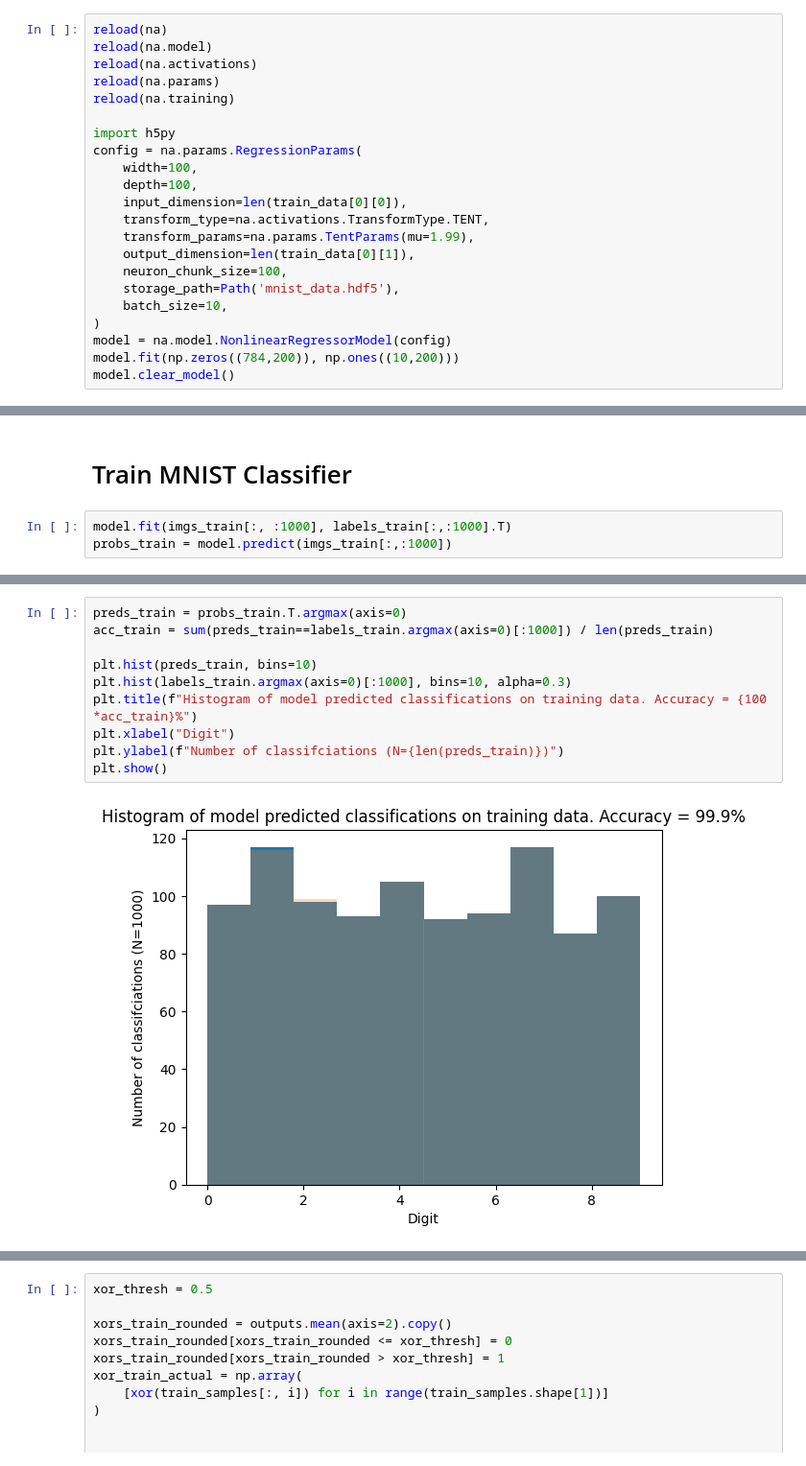
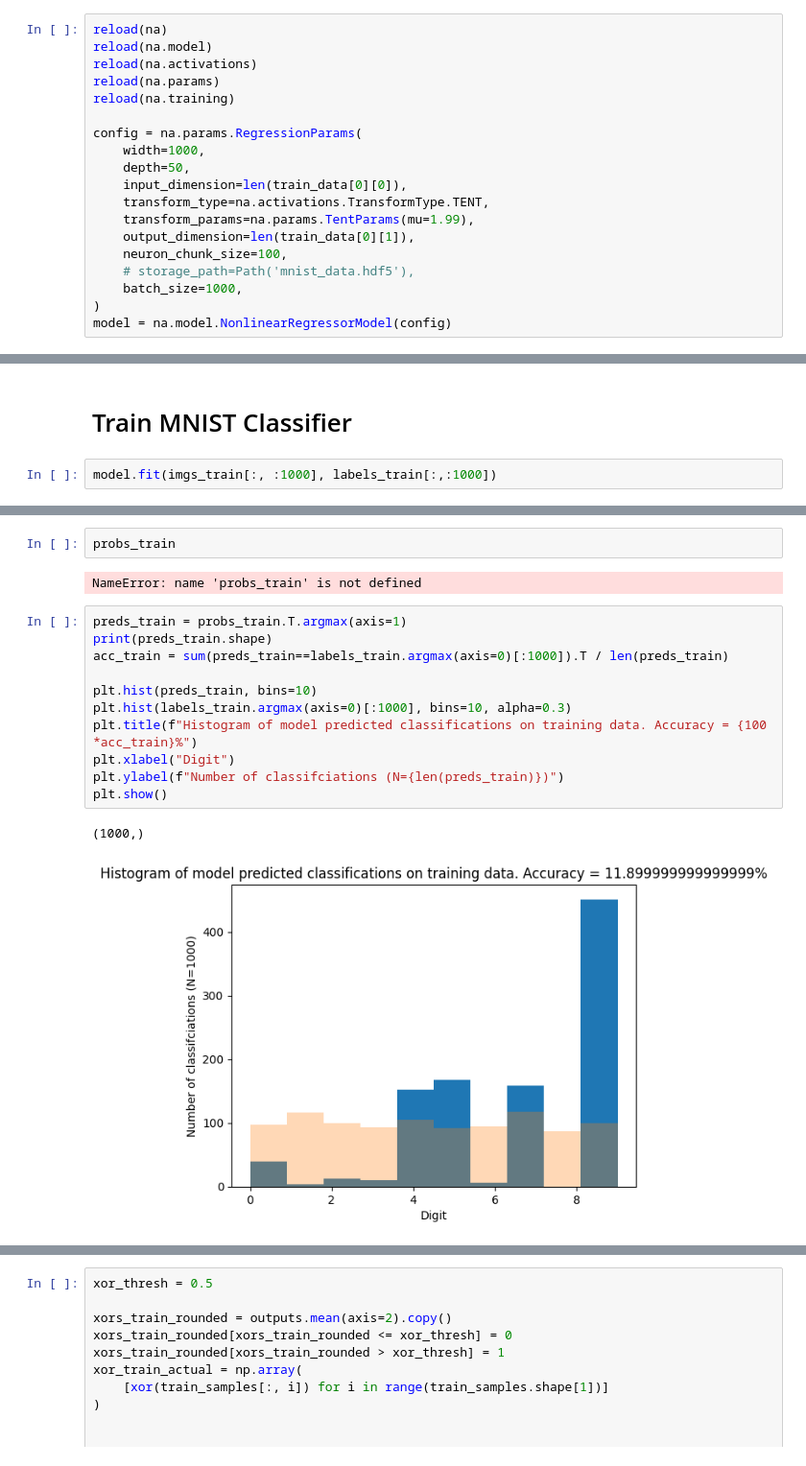
Before and after one commit to Fritz17236/untitled, a Jupyter notebook: mnist/mnist.ipynb, the cells around one changed output, grey strips where cells are left out. Shown: that part at 96% size. Cells and saved outputs as stored; diff of their text form.

```diff
--- a/mnist/mnist.ipynb
+++ b/mnist/mnist.ipynb
@@ -52,19 +52,16 @@ reload(na.activations)
 reload(na.params)
 reload(na.training)
 
-import h5py
 config = na.params.RegressionParams(
-    width=100,
-    depth=100,
+    width=1000,
+    depth=50,
     input_dimension=len(train_data[0][0]),
     transform_type=na.activations.TransformType.TENT,
     transform_params=na.params.TentParams(mu=1.99),
     output_dimension=len(train_data[0][1]),
     neuron_chunk_size=100,
-    storage_path=Path('mnist_data.hdf5'),
-    batch_size=10,
+    # storage_path=Path('mnist_data.hdf5'),
+    batch_size=1000,
 )
 model = na.model.NonlinearRegressorModel(config)
-model.fit(np.zeros((784,200)), np.ones((10,200)))
-model.clear_model()
 # %% [output]
@@ -98,5 +88,4 @@ model.save()
 # %% [markdown]
 # Train MNIST Classifier
 # %%
-model.fit(imgs_train[:, :1000], labels_train[:,:1000].T)
-probs_train = model.predict(imgs_train[:,:1000])
+model.fit(imgs_train[:, :1000], labels_train[:,:1000])
@@ -103,15 +155,21 @@ probs_train = model.predict(imgs_train[:,:1000])
+# %%
+probs_train
+# %% [output]
+NameError: name 'probs_train' is not defined
 # %%
-preds_train = probs_train.T.argmax(axis=0)
-acc_train = sum(preds_train==labels_train.argmax(axis=0)[:1000]) / len(preds_train)
+preds_train = probs_train.T.argmax(axis=1)
+print(preds_train.shape)
+acc_train = sum(preds_train==labels_train.argmax(axis=0)[:1000]).T / len(preds_train)
 
 plt.hist(preds_train, bins=10)
 plt.hist(labels_train.argmax(axis=0)[:1000], bins=10, alpha=0.3)
 plt.title(f"Histogram of model predicted classifications on training data. Accuracy = {100 *acc_train}%")
 plt.xlabel("Digit")
 plt.ylabel(f"Number of classifciations (N={len(preds_train)})")
 plt.show()
 # %% [output]
+(1000,)
-[figure, old version]
+[figure, new version]
 # %%
 probs_test = model.predict(imgs_train[:,:1000])
 preds_test = probs_test.T.argmax(axis=0)
```
Also changed, not shown: parts of 7 cells of this notebook, 20 other files.
